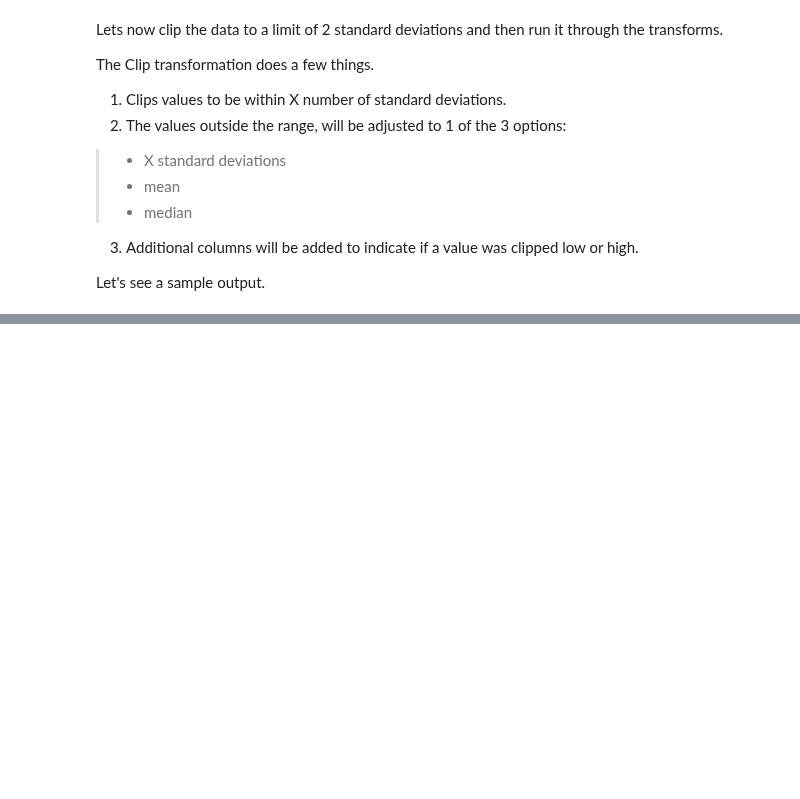
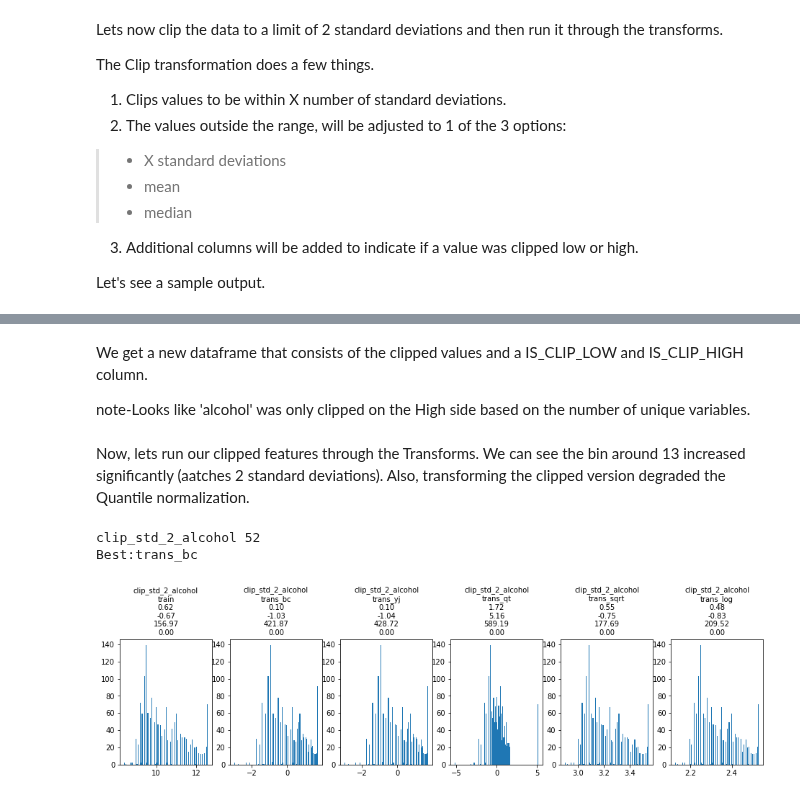
Before and after one commit to patrick-hanley/thought_experiments, a Jupyter notebook: _notebooks/2021_02_21_feature_engineering_numerical_transformation.ipynb, the cells around one changed output, grey strips where cells are left out. Saved outputs shown, nothing was run; the diff lists cells and outputs as text; code cells hidden in the pictures; blank space fills up the shorter version.

```diff
--- a/_notebooks/2021_02_21_feature_engineering_numerical_transformation.ipynb
+++ b/_notebooks/2021_02_21_feature_engineering_numerical_transformation.ipynb
@@ -351,3 +351,9 @@ The Clip transformation does a few things.
 
 
 Let's see a sample output.
+# %%
+clipped_2_df = clip_feature(df, 2, 'std')
+
+# We can see that the column names have changed
+# and also include weather it was clipped or not.
+resumetable(clipped_2_df)[30:33]
@@ -353,0 +366,13 @@ Let's see a sample output.
+# %% [markdown]
+We get a new dataframe that consists of the clipped values and a IS_CLIP_LOW and IS_CLIP_HIGH column.
+
+note-Looks like 'alcohol' was only clipped on the High side based on the number of unique variables.
+# %% [markdown]
+Now, lets run our clipped features through the Transforms.  We can see the bin around 13 increased significantly (aatches 2 standard deviations). Also, transforming the clipped version degraded the Quantile normalization.
+# %%
+#collapse_show
+clip_std_2_df = plot_transforms(clipped_2_df, clipped_2_df.columns.get_loc('clip_std_2_alcohol'), log=False)
+# %% [output]
+clip_std_2_alcohol 52
+Best:trans_bc
+[figure, added]
```
Also changed, not shown: parts of 3 cells of this notebook.
